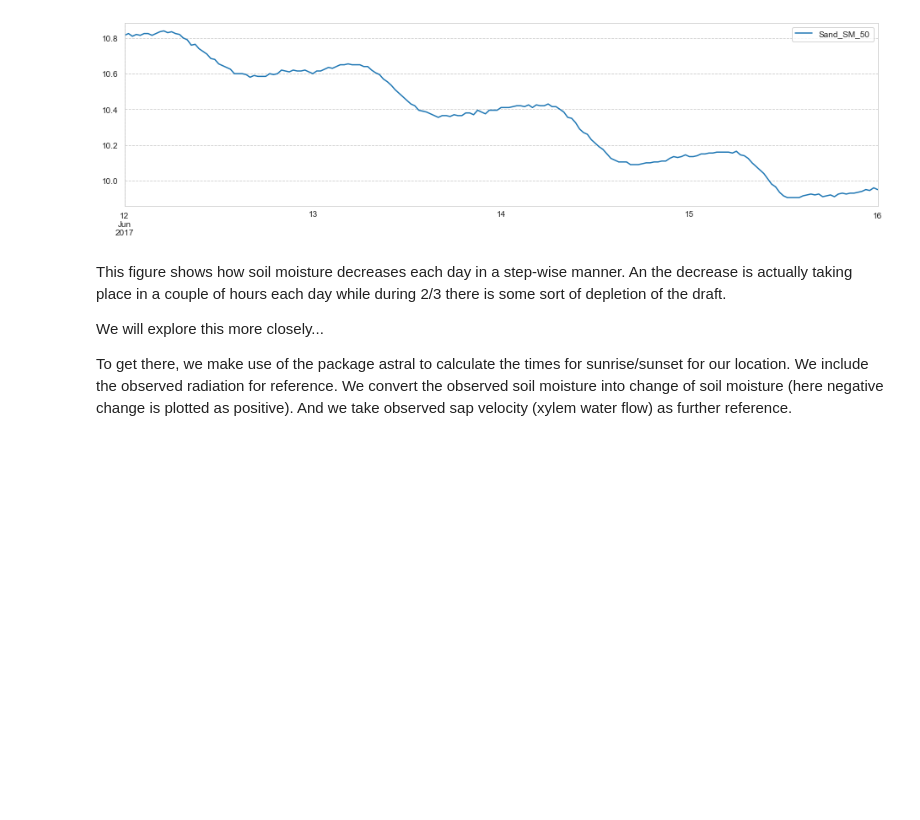
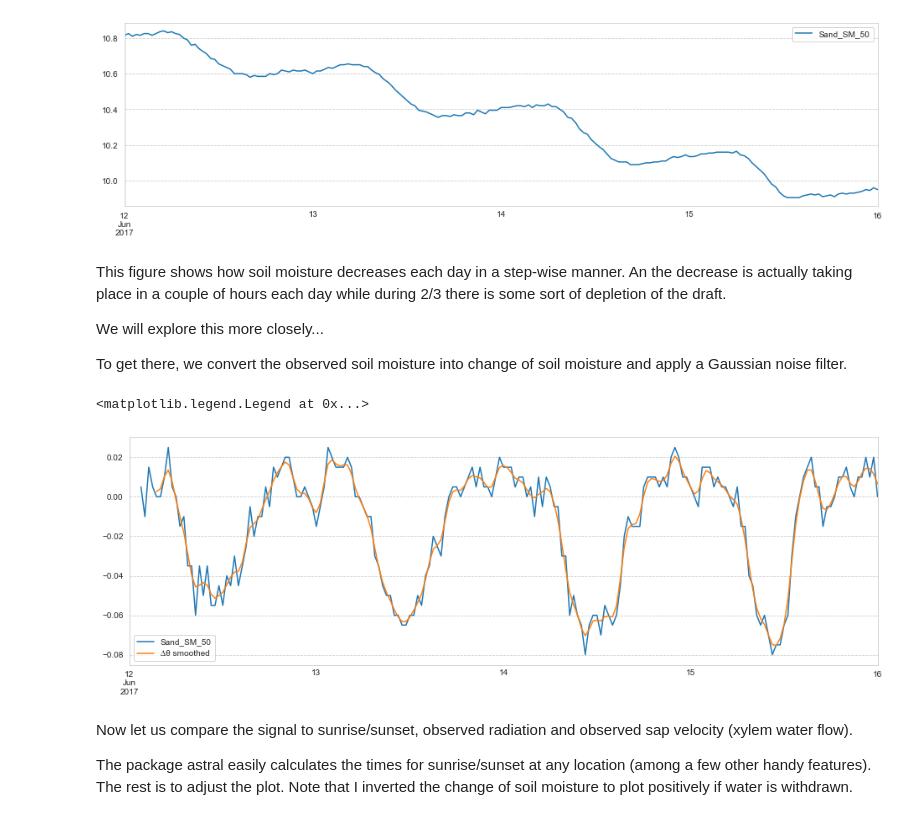
Before and after one commit to cojacoo/rootwater_ASAP, a Jupyter notebook: ASAP_workshop.ipynb, the cells around one changed output. Drawn from its saved outputs; the diff is of its cells as text; code cells hidden in the pictures; blank space fills up the shorter version.

```diff
--- a/ASAP_workshop.ipynb
+++ b/ASAP_workshop.ipynb
@@ -203,5 +205,21 @@ This figure shows how soil moisture decreases each day in a step-wise manner. An
 
 We will explore this more closely...
 
-To get there, we make use of the package astral to calculate the times for sunrise/sunset for our location. We include the observed radiation for reference. We convert the observed soil moisture into change of soil moisture (here negative change is plotted as positive). And we take observed sap velocity (xylem water flow) as further reference.
+To get there, we convert the observed soil moisture into change of soil moisture and apply a Gaussian noise filter.
+# %%
+#diff of time series
+SM.loc[t_start:t_end,['Sand_SM_50']].diff(3).plot(label='∆θ')
+
+#with Gaussian filter
+dif_ts = pd.Series(spf.gaussian_filter1d(SM.loc[t_start:t_end,['Sand_SM_50']].diff(3).values[:,0],1))
+dif_ts.index = SM.loc[t_start:t_end,['Sand_SM_50']].index
+dif_ts.plot(label='∆θ smoothed')
+legend()
+# %% [output]
+<matplotlib.legend.Legend at 0x...>
+[figure, added]
+# %% [markdown]
+Now let us compare the signal to sunrise/sunset, observed radiation and observed sap velocity (xylem water flow).
+
+The package astral easily calculates the times for sunrise/sunset at any location (among a few other handy features). The rest is to adjust the plot. Note that I inverted the change of soil moisture to plot positively if water is withdrawn.
 # %%
```
Also changed, not shown: parts of 12 cells of this notebook, 1 other file.
